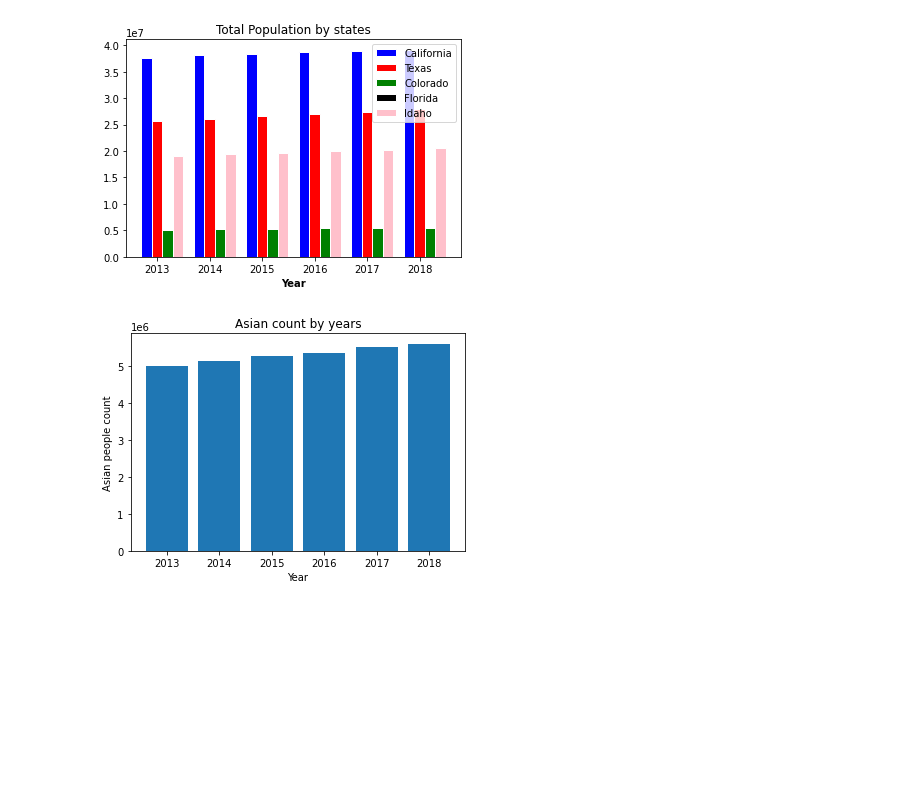
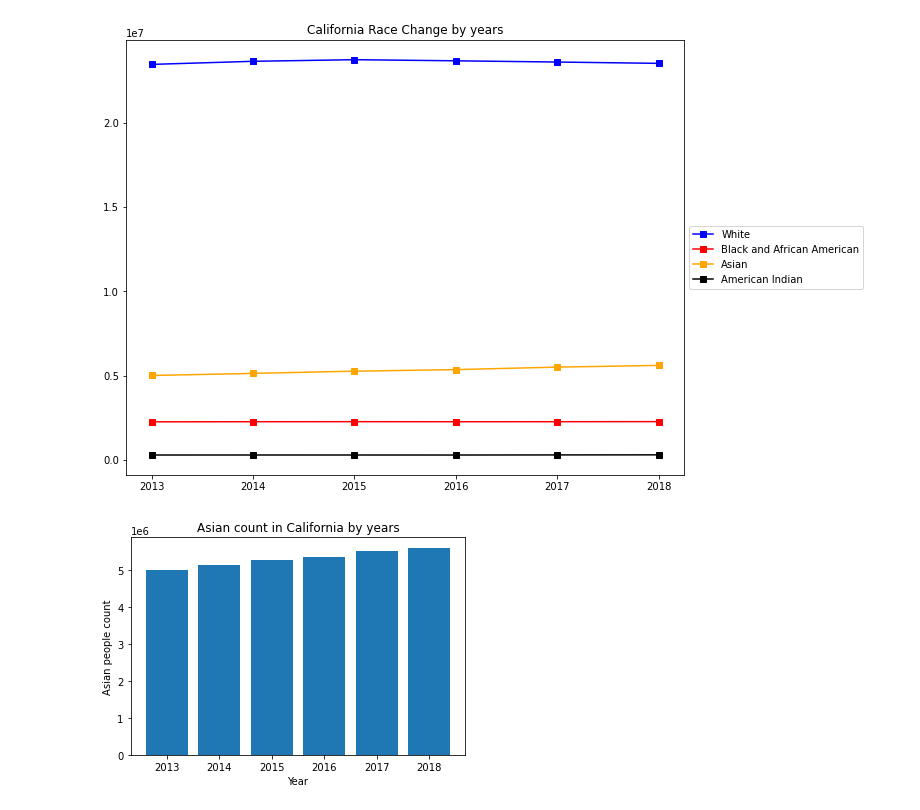
Before and after one commit to J3N1/UCI-Project-1-Team7, a Jupyter notebook: Race info.ipynb, the cells around one changed output. Saved outputs shown, nothing was run; the diff lists cells and outputs as text; code cells hidden in the pictures; blank space fills up the shorter version.

```diff
--- a/Race info.ipynb
+++ b/Race info.ipynb
@@ -132,45 +126,34 @@ plt.show()
-# %%
-# set width of bar
-barWidth = 0.2
-#[cali_data["Population"], texas_data["Population"], col_data["Population"],flo_data["Population"], ida_data["Population"]]
-# set height of bar
-bars1 = cali_data["Total"]
-bars2 = texas_data["Total"]
-bars3 = col_data["Total"]
-bars4 = flo_data["Total"]
-bars5 = ida_data["Total"]
-
-# Set position of bar on X axis
-
-r1 = np.arange(len(bars1))
-r2 = [x + barWidth for x in r1]
-r3 = [x + barWidth for x in r2]
-r4 = [x + barWidth for x in r3]
-r5 = [x + barWidth for x in r4]
-
-# Make the plot
-plt.bar(r1, bars1, color='blue', width=barWidth, edgecolor='white', label='California')
-plt.bar(r2, bars2, color='red', width=barWidth, edgecolor='white', label='Texas')
-plt.bar(r3, bars3, color='green', width=barWidth, edgecolor='white', label='Colorado')
-plt.bar(r4, bars4, color='black', width=barWidth, edgecolor='white', label='Florida')
-plt.bar(r4, bars4, color='pink', width=barWidth, edgecolor='white', label='Idaho')
-
-# Add xticks on the middle of the group bars
-plt.xlabel('Year', fontweight='bold')
-plt.xticks([r + barWidth for r in range(len(bars1))], ['2013', '2014', '2015', '2016', '2017', '2018'])
-plt.title("Total Population by states")
-# Create legend & Show graphic
-plt.legend()
-plt.show()
-# %% [output]
-[figure, removed]
+# %%
+
+#California Race change
+plt.figure(figsize=(10,8))
+x_axis = cal_all_years["Year"]
+y_axis_white = cal_all_years["White"]
+y_axis_black = cal_all_years["Black and African American"]
+y_axis_asian = cal_all_years["Asian"]
+y_axis_indian = cal_all_years["American Indian"]
+
+
+White, = plt.plot(x_axis, y_axis_white, marker="s",color="blue", label="White")
+Black, = plt.plot(x_axis, y_axis_black, marker="s",color="red", label="Black and African American")
+Asian, = plt.plot(x_axis, y_axis_asian, marker="s",color="orange", label="Asian")
+Indian, = plt.plot(x_axis, y_axis_indian, marker="s",color="black", label="American Indian")
+
+
+# Set our legend to where the chart thinks is best
+plt.title("California Race Change by years")
+plt.legend(handles=[White, Black, Asian, Indian], loc="center left", bbox_to_anchor=(1, 0.5))
+plt.savefig('Cal_Race_Line', dpi=300)
+# %% [output]
+[figure, added]
 # %%
 x_values = cali_data["Year"]
 y_values = cali_data['Asian']
 plt.bar(x_values, y_values)
 plt.xlabel("Year")
 plt.ylabel("Asian people count")
-plt.title("Asian count by years")
+plt.title("Asian count in California by years")
+plt.savefig('Asiancount_cal_bar', dpi=300)
 plt.show()
 # %% [output]
-[figure, old version]
+[figure, new version]
```
Also changed, not shown: parts of 3 cells of this notebook, 13 other files.
